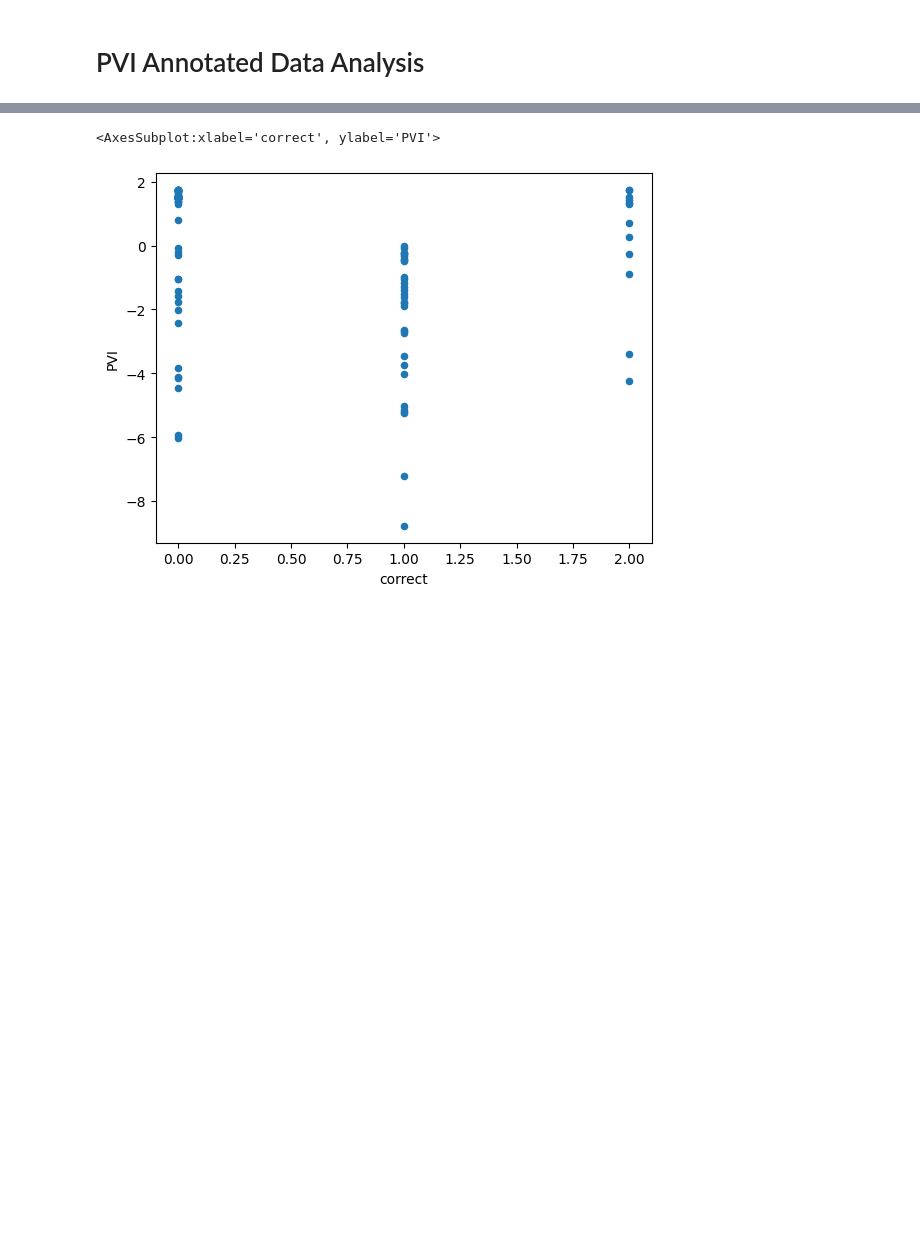
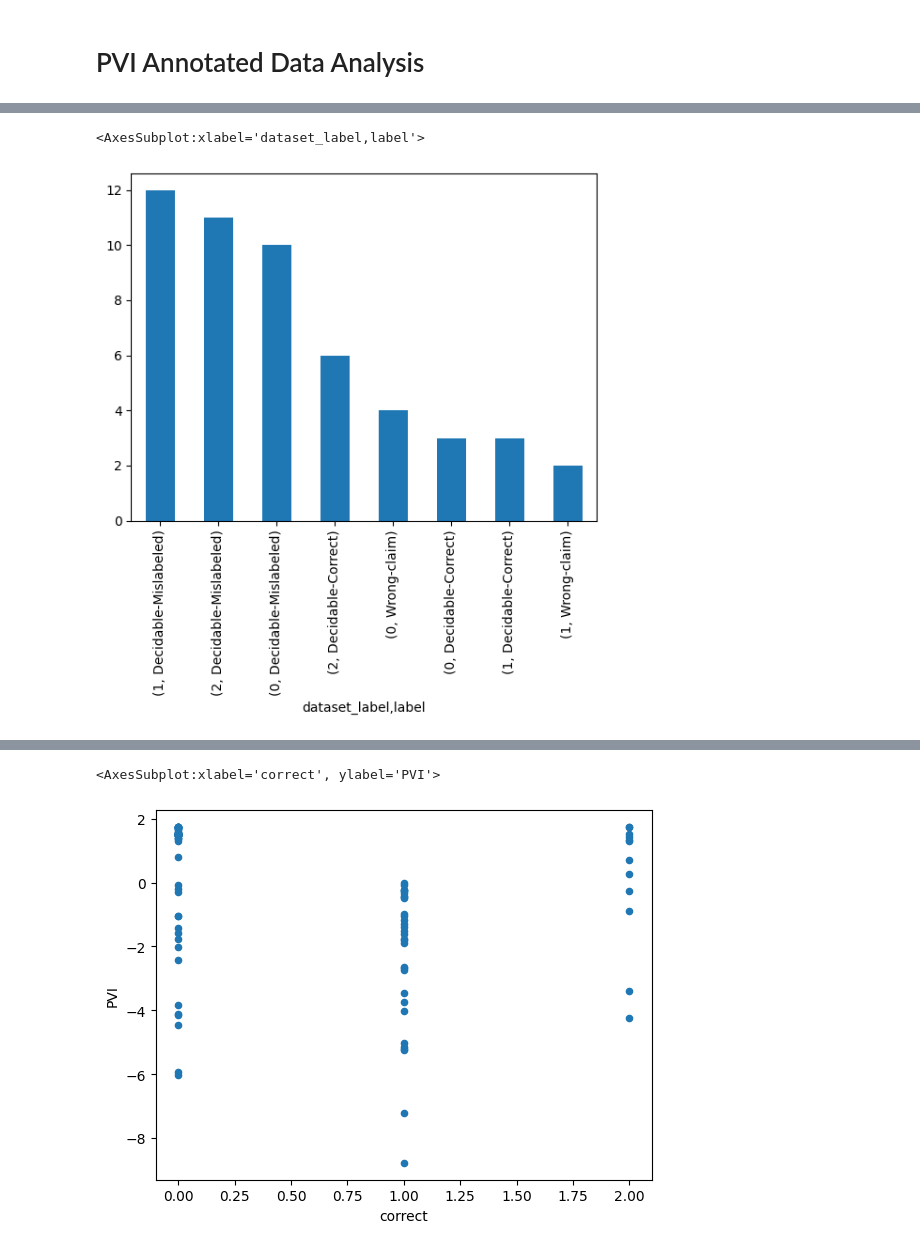
Before and after one commit to mlynatom/dataset_difficulty, a Jupyter notebook: annotated_data_analysis.ipynb, the cells around one changed output, grey strips where cells are left out. Cells and saved outputs as stored; diff of their text form; code cells hidden in the pictures; blank space fills up the shorter version.

```diff
--- a/annotated_data_analysis.ipynb
+++ b/annotated_data_analysis.ipynb
@@ -2,0 +108,5 @@
+# %%
+bellow_zero.value_counts(["dataset_label", "label"]).plot(kind="bar")
+# %% [output]
+<AxesSubplot:xlabel='dataset_label,label'>
+[figure, added]
```
Also changed, not shown: parts of 24 cells of this notebook, 2 other files.
